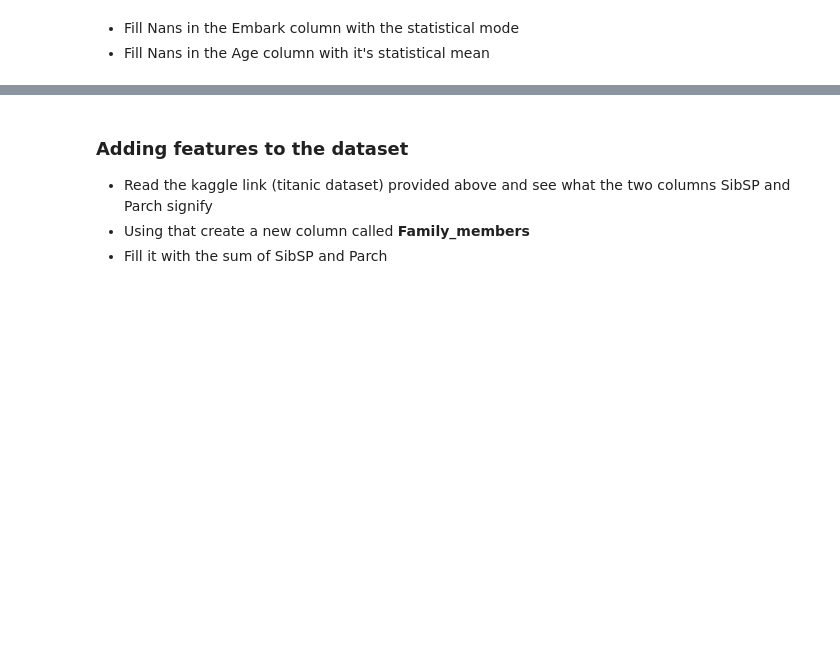
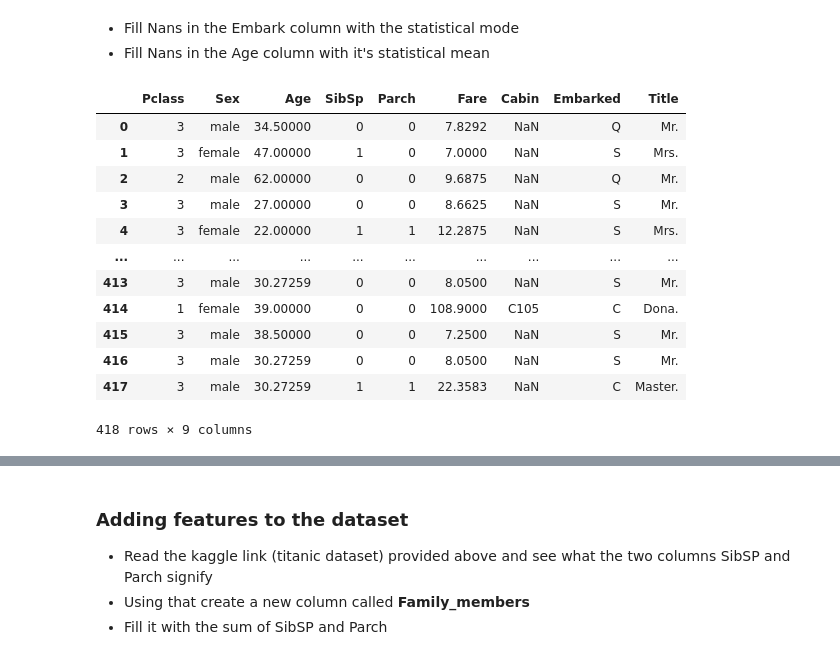
Before and after one commit to Gaurang-Singhania/Synapse_LP, a Jupyter notebook: Gaurang's_Copy_of_SynapseLP_Task4.ipynb, the cells around one changed output, grey strips where cells are left out. Saved outputs shown, nothing was run; the diff lists cells and outputs as text; code cells hidden in the pictures; blank space fills up the shorter version.

```diff
--- a/Gaurang's_Copy_of_SynapseLP_Task4.ipynb
+++ b/Gaurang's_Copy_of_SynapseLP_Task4.ipynb
@@ -145,3 +181,19 @@ nan_test
 *   Fill Nans in the Age column with it's statistical mean
 # %%
 #write code here
+titanic_test = titanic_test.fillna(titanic_test.mean())
+titanic_test
+# %% [output]
+|  | Pclass | Sex | Age | SibSp | Parch | Fare | Cabin | Embarked | Title |
+| 0 | 3 | male | 34.50000 | 0 | 0 | 7.8292 | NaN | Q | Mr. |
+| 1 | 3 | female | 47.00000 | 1 | 0 | 7.0000 | NaN | S | Mrs. |
+| 2 | 2 | male | 62.00000 | 0 | 0 | 9.6875 | NaN | Q | Mr. |
+| 3 | 3 | male | 27.00000 | 0 | 0 | 8.6625 | NaN | S | Mr. |
+| 4 | 3 | female | 22.00000 | 1 | 1 | 12.2875 | NaN | S | Mrs. |
+| ... | ... | ... | ... | ... | ... | ... | ... | ... | ... |
+| 413 | 3 | male | 30.27259 | 0 | 0 | 8.0500 | NaN | S | Mr. |
+| 414 | 1 | female | 39.00000 | 0 | 0 | 108.9000 | C105 | C | Dona. |
+| 415 | 3 | male | 38.50000 | 0 | 0 | 7.2500 | NaN | S | Mr. |
+| 416 | 3 | male | 30.27259 | 0 | 0 | 8.0500 | NaN | S | Mr. |
+| 417 | 3 | male | 30.27259 | 1 | 1 | 22.3583 | NaN | C | Master. |
+418 rows × 9 columns
```
Also changed, not shown: parts of 44 cells of this notebook.
